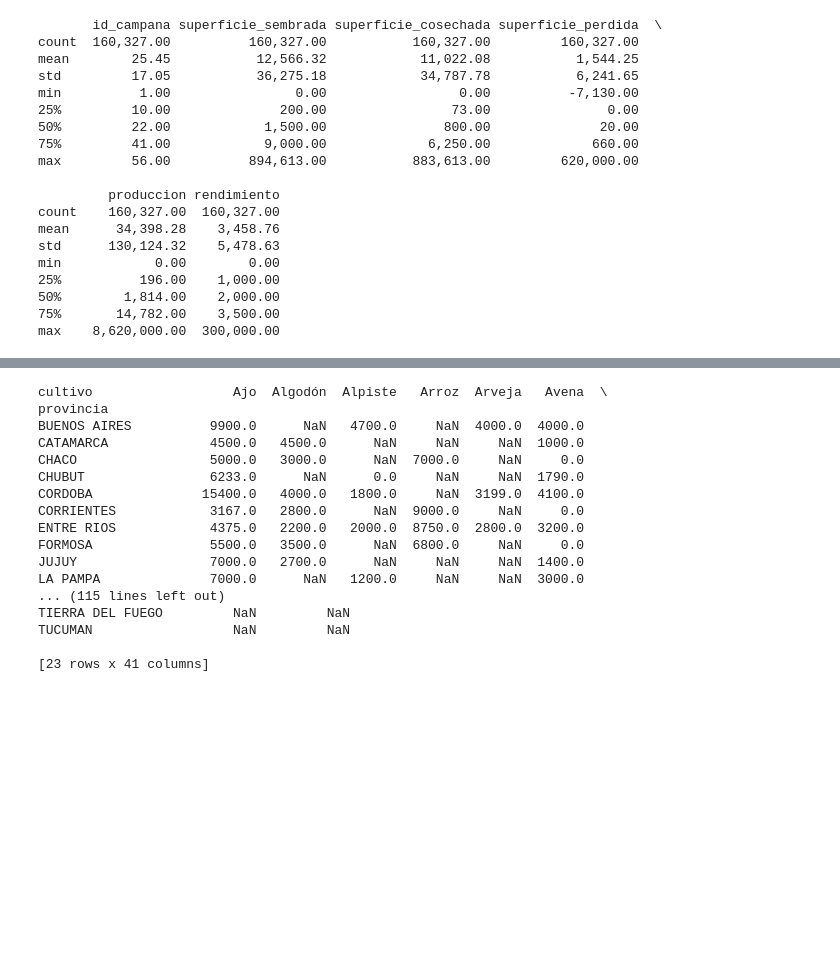
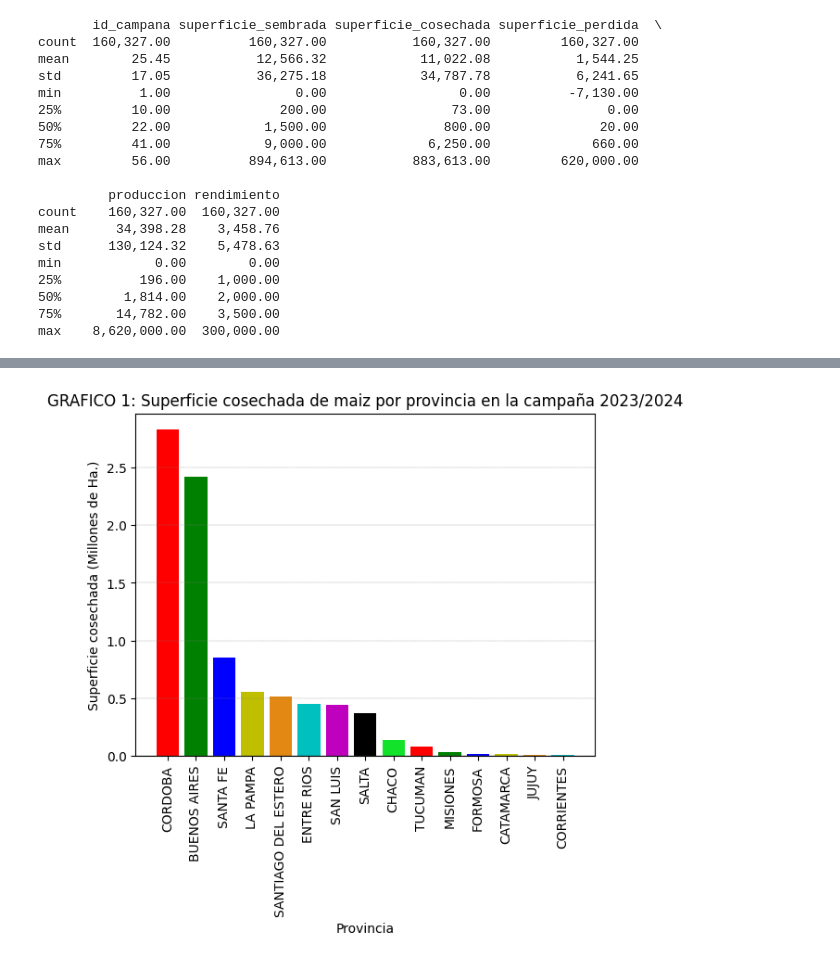
Before and after one commit to rn-arg/AGRO, a Jupyter notebook: Analisis_Cultivos_Argentina.ipynb, the cells around one changed output, grey strips where cells are left out. Saved outputs shown, nothing was run; the diff lists cells and outputs as text; code cells hidden in the pictures; blank space fills up the shorter version.

```diff
--- a/Analisis_Cultivos_Argentina.ipynb
+++ b/Analisis_Cultivos_Argentina.ipynb
@@ -60,5 +65,5 @@ memory usage: 14.7+ MB
 # %%
-# Renombrar columnas para facilitar el acceso
+# Renombrar las columnas para facilitar el acceso al dataframe:
 df.rename(columns ={
     'ID Provincia': 'id_provincia',
     'Provincia': 'provincia',
@@ -74,18 +79,31 @@ df.rename(columns ={
     'Rendimiento (Kg/Ha)': 'rendimiento',
 }, inplace=True)
 
-#Eliminar columnas innecesarias:
+# Eliminar columnas innecesarias:
 df.drop(columns=['id_provincia', 'id_departamento', 'id_cultivo'], inplace=True)
 
-# Crear una columna de SUPERFICIE PERDIDA en hectáreas, en base a la diferencia entre los valores de las columnas superficie_sembrada y superficie_cosechada.
+# Crear una nueva columna de Superficie perdida, en unidades de hectáreas, cuyos valores son el resultado de la diferencia entre los valores de las columnas superficie_sembrada y superficie_cosechada.
 df['superficie_perdida'] = (df['superficie_sembrada'] - df['superficie_cosechada'])
 
-# Limpiar y Corrección de los datos de la columna 'id_campana':
+# Crear una nueva columna de Region, donde se crean las regiones geograficas del Nordeste, Noroeste, Pampeana, Patagonia y Cuyo, en las cuales se agruparan las provincias:
+provincias_por_region = {
+    'PAMPEANA': ['BUENOS AIRES', 'CORDOBA', 'SANTA FE', 'ENTRE RIOS'],
+    'CUYO': ['MENDOZA', 'SAN JUAN', 'SAN LUIS', 'LA RIOJA'],
+    'NOROESTE': ['CATAMARCA', 'JUJUY', 'SALTA', 'SANTIAGO DEL ESTERO', 'TUCUMAN'],
+    'NORDESTE': ['CHACO', 'CORRIENTES', 'FORMOSA', 'MISIONES'],
+    'PATAGONIA': ['CHUBUT', 'LA PAMPA', 'NEUQUEN', 'RIO NEGRO', 'SANTA CRUZ', 'TIERRA DEL FUEGO']
+}
+regiones = {prov: region for region, provincias in provincias_por_region.items() for prov in provincias}
+df['region'] = df['provincia'].map(regiones)
+
+# Limpiar y Corregir los datos de la columna 'id_campana', reemplazando los valores 57 y 58 por 55 y 56 respectivamente:
 df['id_campana'] = df['id_campana'].replace({57: 55, 58: 56})
 
-#Cambiar la posición de la columna sup_perdida para una mejor organización y visualización de las columnas
+# Cambiar la posición de las columnas superficie_perdida y region para mejorar la visualización, y el orden de las columnas:
 col= df.pop('superficie_perdida')
 df.insert(7, 'superficie_perdida', col)
+col= df.pop('region')
+df.insert(0, 'region', col)
 
 print("Transformación de datos exitosa")
 # %% [output]
@@ -210,8 +248,13 @@ print (campana)
 # %%
-#1.Cual fue la superficie cosechada de maiz por provincia en la campaña 2023/2024?
+#PREGUNTAS:
+#1.Cúales fueron los valores de superficie cosechada de maíz en la campaña 2023/2024 en cada provincia?
 
 df_Sup_maiz = df[(df['cultivo'] == 'Maíz') & (df['id_campana'] == 55)]
 sup_cosecha_maiz_provincia_2024 = df_Sup_maiz.groupby('provincia')['superficie_cosechada'].sum().reset_index().sort_values(by='superficie_cosechada', ascending=False)
 
+#Cambio del formato en que se expresan los valores en hectáreas a millones de hectáreas de superficie cosechada:
+sup_cosecha_maiz_provincia_2024['superficie_cosechada'] = sup_cosecha_maiz_provincia_2024['superficie_cosechada'] / 1000000
+
+print('TABLA 1: SUPERFICIE COSECHADA DE MAIZ POR PROVINCIA - CAMPAÑA 2023/2024 \n')
 print(sup_cosecha_maiz_provincia_2024)
 # %% [output]
@@ -248,27 +279,14 @@ print(produccion_promedio_soja.head())
-# %%
-#3.Cúal es el rendimiento máximo por cultivo y por provincia?
-table_max_rendimiento_cultivo_provincia = pd.pivot_table(
-    df,
-    values='rendimiento',
-    index='provincia',
-    columns='cultivo',
-    aggfunc='max')
-print(table_max_rendimiento_cultivo_provincia)
-# %% [output]
-cultivo                  Ajo  Algodón  Alpiste   Arroz  Arveja   Avena  \
-provincia
-BUENOS AIRES          9900.0      NaN   4700.0     NaN  4000.0  4000.0
-CATAMARCA             4500.0   4500.0      NaN     NaN     NaN  1000.0
-CHACO                 5000.0   3000.0      NaN  7000.0     NaN     0.0
-CHUBUT                6233.0      NaN      0.0     NaN     NaN  1790.0
-CORDOBA              15400.0   4000.0   1800.0     NaN  3199.0  4100.0
-CORRIENTES            3167.0   2800.0      NaN  9000.0     NaN     0.0
-ENTRE RIOS            4375.0   2200.0   2000.0  8750.0  2800.0  3200.0
-FORMOSA               5500.0   3500.0      NaN  6800.0     NaN     0.0
-JUJUY                 7000.0   2700.0      NaN     NaN     NaN  1400.0
-LA PAMPA              7000.0      NaN   1200.0     NaN     NaN  3000.0
-... (115 lines left out)
-TIERRA DEL FUEGO         NaN         NaN
-TUCUMAN                  NaN         NaN
-
-[23 rows x 41 columns]
+# %%
+#Crear gráfico de barras, con diferentes colores:
+import matplotlib.pyplot as plt
+
+colores_barras = ['r', 'g', 'b', 'y', '#E38812', 'c', 'm', 'k', '#12E32A']
+plt.bar(sup_cosecha_maiz_provincia_2024['provincia'], sup_cosecha_maiz_provincia_2024['superficie_cosechada'], color=colores_barras)
+plt.title('GRAFICO 1: Superficie cosechada de maiz por provincia en la campaña 2023/2024')
+plt.xlabel('Provincia')
+plt.ylabel('Superficie cosechada (Millones de Ha.)')
+plt.xticks(rotation=90)
+plt.grid(which='major', axis='y', linestyle='--', color='gray', linewidth=0.25)
+plt.show()
+# %% [output]
+[figure, added]
```
Also changed, not shown: parts of 25 cells of this notebook.
